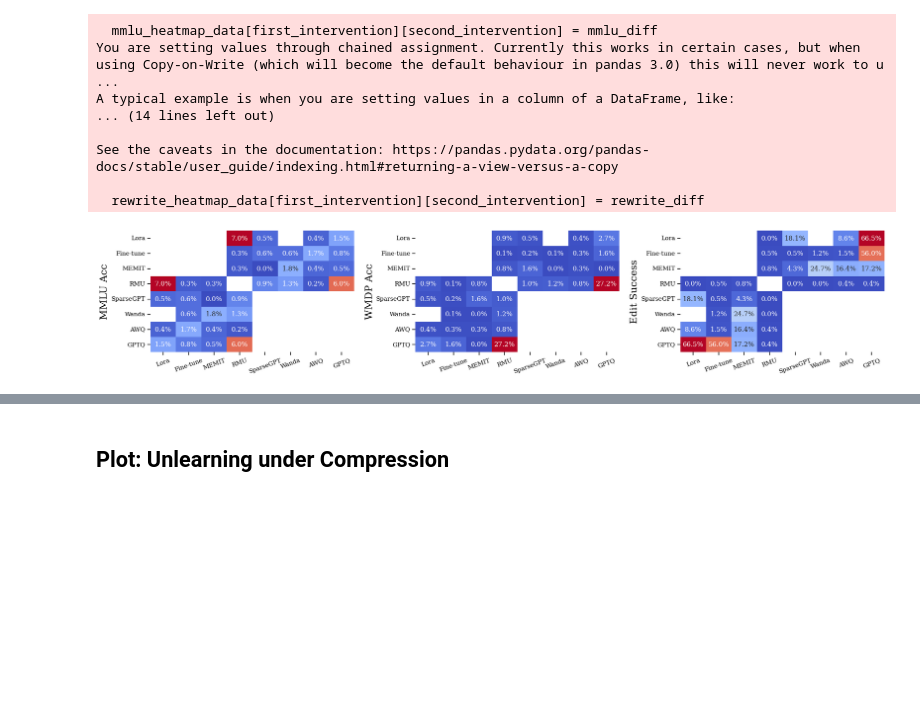
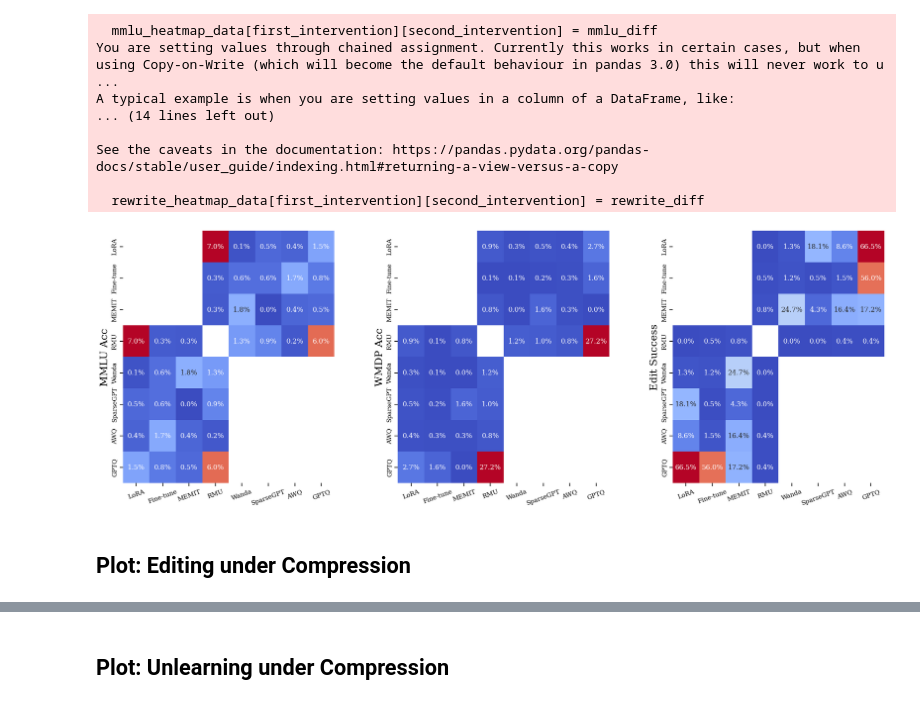
Before and after one commit to hartvigsen-group/composable-interventions, a Jupyter notebook: notebooks/tables.ipynb, the cells around one changed output, grey strips where cells are left out. Drawn from its saved outputs; the diff is of its cells as text; code cells hidden in the pictures; blank space fills up the shorter version.

Commit message:
Add editing and compression figures

```diff
--- a/notebooks/tables.ipynb
+++ b/notebooks/tables.ipynb
@@ -117,7 +117,7 @@ rename_dict = {
     "meta-llama/Meta-Llama-3-8B" : "Llama-3 (8b)",
     "ft" : "Fine-tune",
     "memit" : "MEMIT",
-    "lora" : "Lora",
+    "lora" : "LoRA",
     "wanda" : "Wanda",
     "sparsegpt" : "SparseGPT",
     "gptq" : "GPTQ",
@@ -381,7 +379,7 @@ X_LABEL_ROTATION = 20
 # %%
 intervention_names = [intervention for intervention in list(data["edit"].unique()) + list(data["unlearn"].unique()) + list(data["compression"].unique()) if intervention is not None]
 intervention_type = {
-    "Lora": "edit",
+    "LoRA": "edit",
     "MEMIT": "edit",
     "Fine-tune": "edit",
     "SparseGPT": "compression",
@@ -408,10 +406,6 @@ for first_intervention in intervention_names:
         elif first_intervention in ["GPTQ", "AWQ"] or second_intervention in ["GPTQ", "AWQ"]:
             compositions = compositions[compositions["wbits"] == 4]
 
-        # TODO: Known issue need to get more data
-        if set([first_intervention, second_intervention]) == set(["Lora", "Wanda"]):
-            continue
-
         assert len(compositions) == 2, f"Expected 2 compositions for {first_intervention} and {second_intervention}, but found {len(compositions)}"
 
         mmlu_diff = abs(compositions["mmlu accuracy"].iloc[0] - compositions["mmlu accuracy"].iloc[1]).round(4)
@@ -451,30 +445,32 @@ See the caveats in the documentation: https://pandas.pydata.org/pandas-docs/stab
   rewrite_heatmap_data[first_intervention][second_intervention] = rewrite_diff
 # %%
 # Create three heatmaps next two eachother, one for each frame
-fig, axes = plt.subplots(1, 3, figsize=(6 * FIG_SIZE, FIG_SIZE))
+fig, axes = plt.subplots(1, 3, figsize=(6 * FIG_SIZE, 2 * FIG_SIZE))
 y_labels = {
     0: "MMLU Acc",
     1: "WMDP Acc",
     2: "Edit Success"
 }
 
 sns.heatmap(mmlu_heatmap_data, annot=True, fmt=".1%", cmap="coolwarm", ax=axes[0], cbar=False)
 sns.heatmap(wmdp_heatmap_data, annot=True, fmt=".1%", cmap="coolwarm", ax=axes[1], cbar=False)
 sns.heatmap(rewrite_heatmap_data, annot=True, fmt=".1%", cmap="coolwarm", ax=axes[2], cbar=False)
 
 # roate x labels
 for ax in axes:
     ax.set_xticklabels(ax.get_xticklabels(), rotation=X_LABEL_ROTATION)
 
 for i, ax in enumerate(axes):
     ax.set_ylabel(y_labels[i], fontsize=TITLE_FONT_SIZE)
 
 # add padding for labels
 fig.subplots_adjust(wspace=WSPACE, hspace=WSPACE)
 
 if not os.path.exists("figures"):
     os.makedirs("figures")
 
 plt.savefig("figures/delta_heatmaps.pdf", bbox_inches="tight")
 # %% [output]
-[figure, old version]
+[figure, new version]
+# %% [markdown]
+## Plot: Editing under Compression
```
Also changed, not shown: parts of 12 cells of this notebook, 7 other files.
